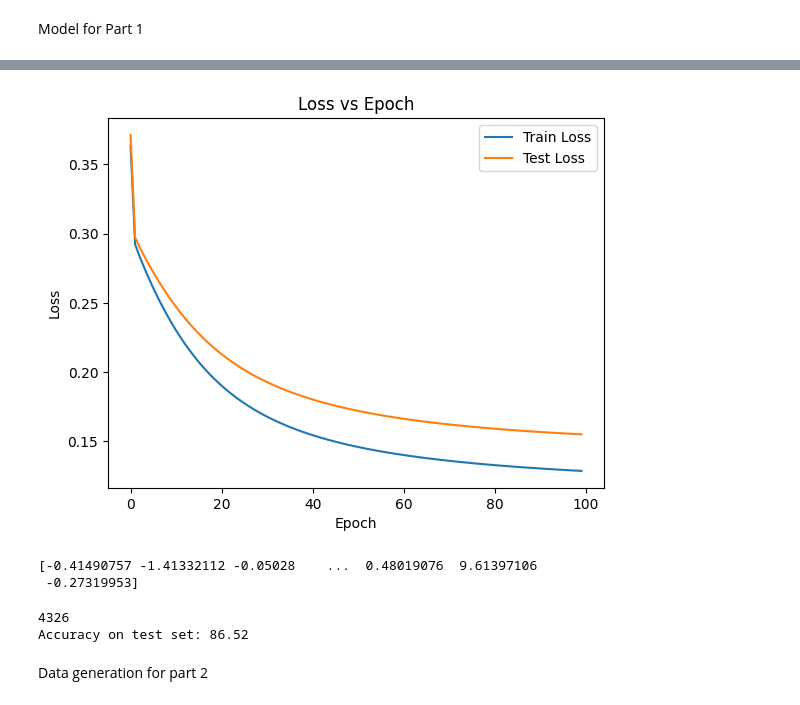
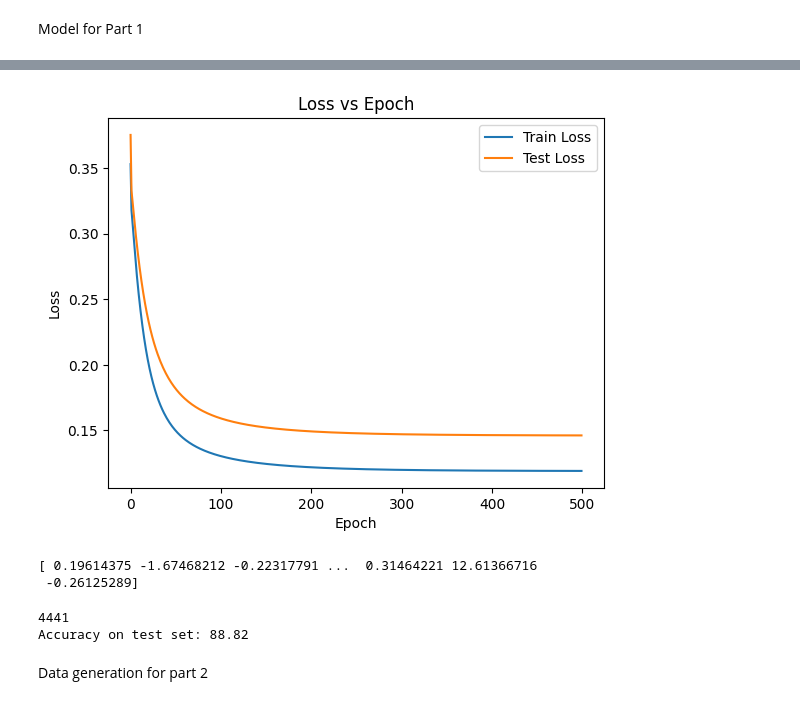
Before and after one commit to sprutxz/IntroToAI, a Jupyter notebook: Project3.ipynb, the cells around one changed output, grey strips where cells are left out. Cells and saved outputs as stored; diff of their text form; code cells hidden in the pictures.

Commit message:
Just changed the epochs

```diff
--- a/Project3.ipynb
+++ b/Project3.ipynb
@@ -125,7 +125,7 @@ def findConstants(diagram):
                 element_count = np.count_nonzero(np.all(curr[:, i] == colors[x], axis=1)) # Finds the number of occurences of that color in that column
                 if(element_count/len(curr) >= 0.5):
                     found_in_col = True
-                    constants[x] = element_count/len(curr) * 100.0
+                    constants[x] = element_count/len(curr)
                     break
     return np.tanh(constants/100)
 # %% [markdown]
@@ -359,7 +359,7 @@ class LogisticRegressionModel():
 
 weights = np.random.randn(len(x_train[0])) #Randomize weights
 alpha = 0.01 # Represents step-size
-epochs = 100 #Number of times you loop through the training set
+epochs = 500 #Number of times you loop through the training set
 lambdaVariable = 0.15
 model = LogisticRegressionModel(weights, alpha, epochs, lambdaVariable)
 model.fit(weights, alpha, x_train, y_train, x_test, y_test, epochs)
@@ -384,6 +384,6 @@ Epoch:  99 Loss:  0.12858594058910802
-[figure, old version]
+[figure, new version]
-[-0.41490757 -1.41332112 -0.05028    ...  0.48019076  9.61397106
- -0.27319953]
+[ 0.19614375 -1.67468212 -0.22317791 ...  0.31464221 12.61366716
+ -0.26125289]
 # %%
 predictions = model.predict(x_test)
 
@@ -392,8 +392,8 @@ print(correct_predictions)
 accuracy = (correct_predictions / np.array(y_test).shape[0])*100
 print(f"Accuracy on test set: {accuracy}")
 # %% [output]
-4326
-Accuracy on test set: 86.52
+4441
+Accuracy on test set: 88.82
 # %%
 model.save_model("model_non_linear.npz")
 # %% [markdown]
```
Also changed, not shown: parts of 1 cell of this notebook.
